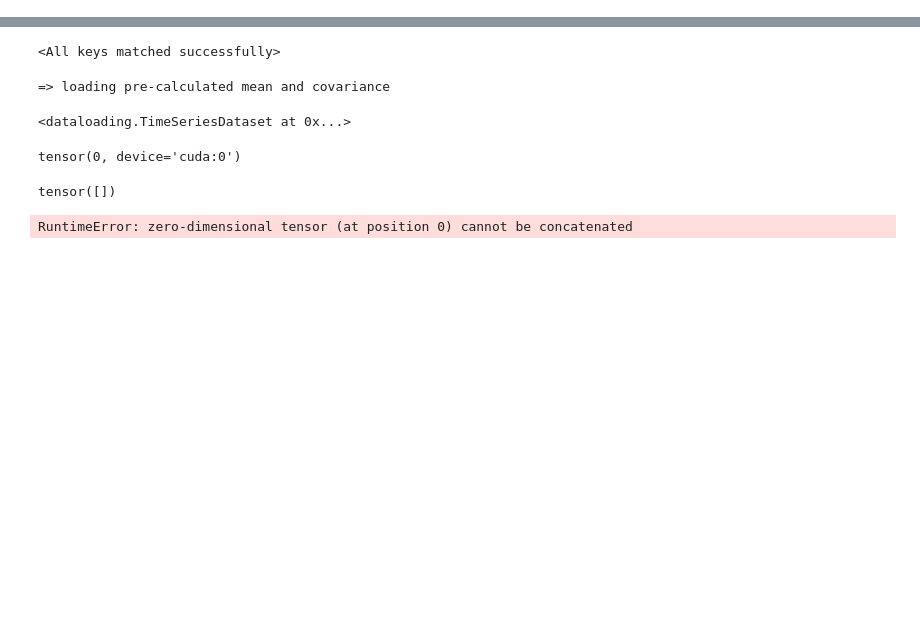
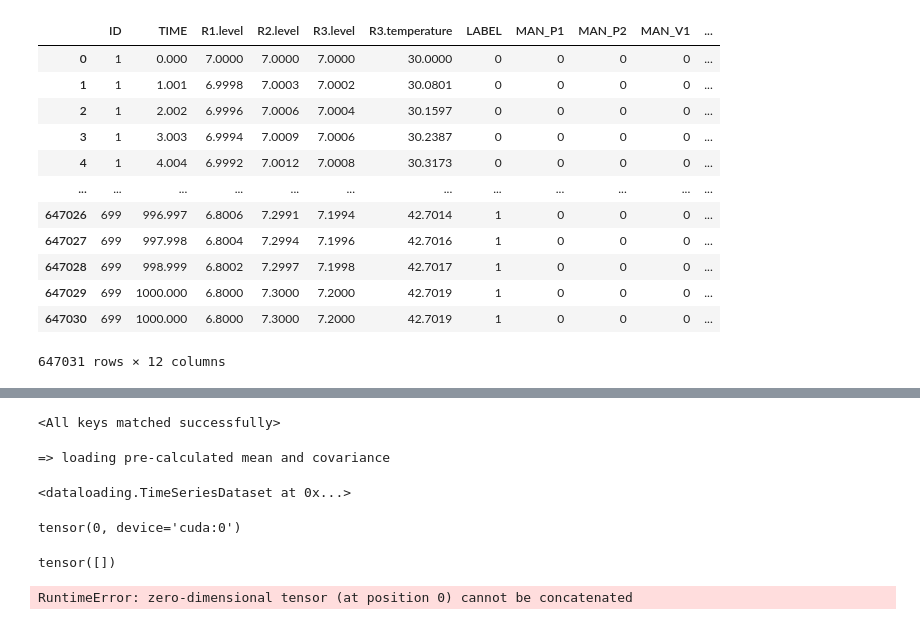
Before and after one commit to vpellegrain/RNN-Time-series-Anomaly-Detection, a Jupyter notebook: Untitled.ipynb, the cells around one changed output, grey strips where cells are left out. Cells and saved outputs as stored; diff of their text form; code cells hidden in the pictures; blank space fills up the shorter version.

```diff
--- a/Untitled.ipynb
+++ b/Untitled.ipynb
@@ -23,3 +23,19 @@ args.prediction_window_size= 10
 args.beta = 1.0
 args.save_fig = False
 args.compensate = False
+# %%
+pd.read_csv('../../../workdir/pellegrainv/3Tanks/capteurs_labels.csv')
+# %% [output]
+|  | ID | TIME | R1.level | R2.level | R3.level | R3.temperature | LABEL | MAN_P1 | MAN_P2 | MAN_V1 | ... |
+| 0 | 1 | 0.000 | 7.0000 | 7.0000 | 7.0000 | 30.0000 | 0 | 0 | 0 | 0 | ... |
+| 1 | 1 | 1.001 | 6.9998 | 7.0003 | 7.0002 | 30.0801 | 0 | 0 | 0 | 0 | ... |
+| 2 | 1 | 2.002 | 6.9996 | 7.0006 | 7.0004 | 30.1597 | 0 | 0 | 0 | 0 | ... |
+| 3 | 1 | 3.003 | 6.9994 | 7.0009 | 7.0006 | 30.2387 | 0 | 0 | 0 | 0 | ... |
+| 4 | 1 | 4.004 | 6.9992 | 7.0012 | 7.0008 | 30.3173 | 0 | 0 | 0 | 0 | ... |
+| ... | ... | ... | ... | ... | ... | ... | ... | ... | ... | ... | ... |
+| 647026 | 699 | 996.997 | 6.8006 | 7.2991 | 7.1994 | 42.7014 | 1 | 0 | 0 | 0 | ... |
+| 647027 | 699 | 997.998 | 6.8004 | 7.2994 | 7.1996 | 42.7016 | 1 | 0 | 0 | 0 | ... |
+| 647028 | 699 | 998.999 | 6.8002 | 7.2997 | 7.1998 | 42.7017 | 1 | 0 | 0 | 0 | ... |
+| 647029 | 699 | 1000.000 | 6.8000 | 7.3000 | 7.2000 | 42.7019 | 1 | 0 | 0 | 0 | ... |
+| 647030 | 699 | 1000.000 | 6.8000 | 7.3000 | 7.2000 | 42.7019 | 1 | 0 | 0 | 0 | ... |
+647031 rows × 12 columns
```
Also changed, not shown: parts of 2 cells of this notebook, 7 other files.
